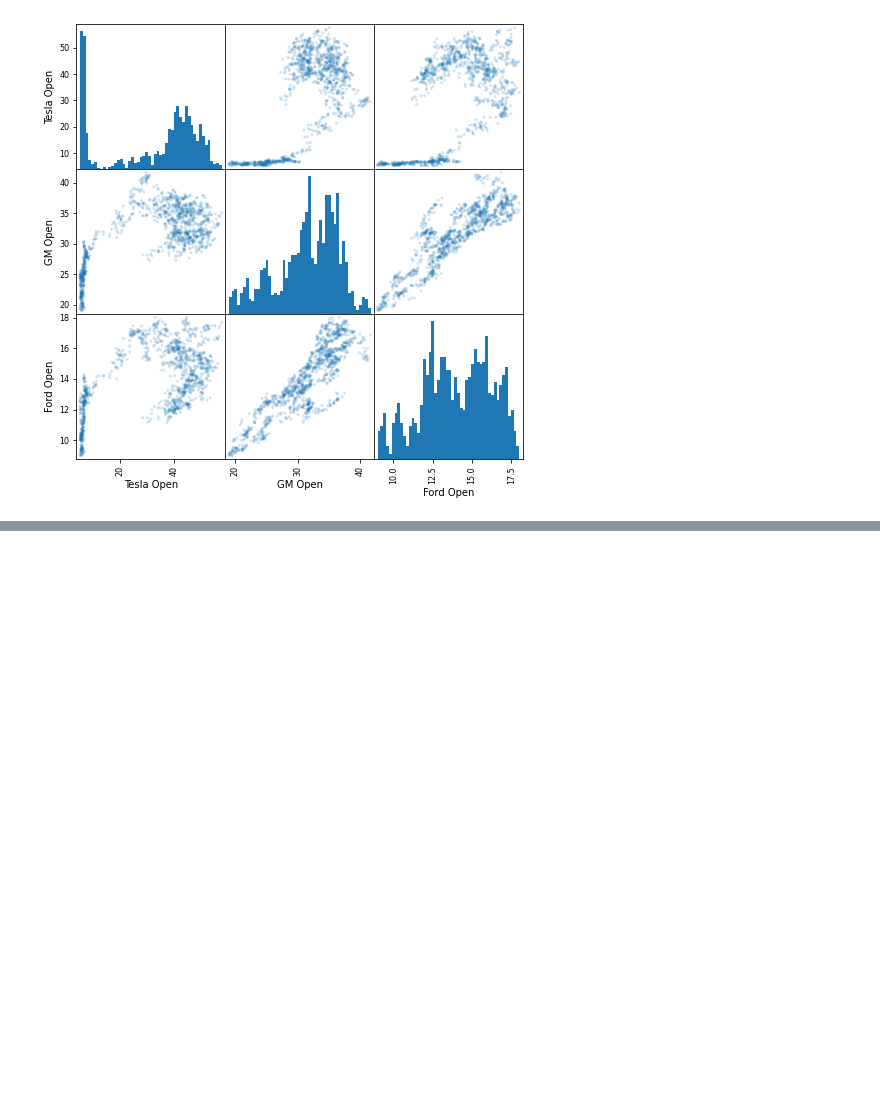
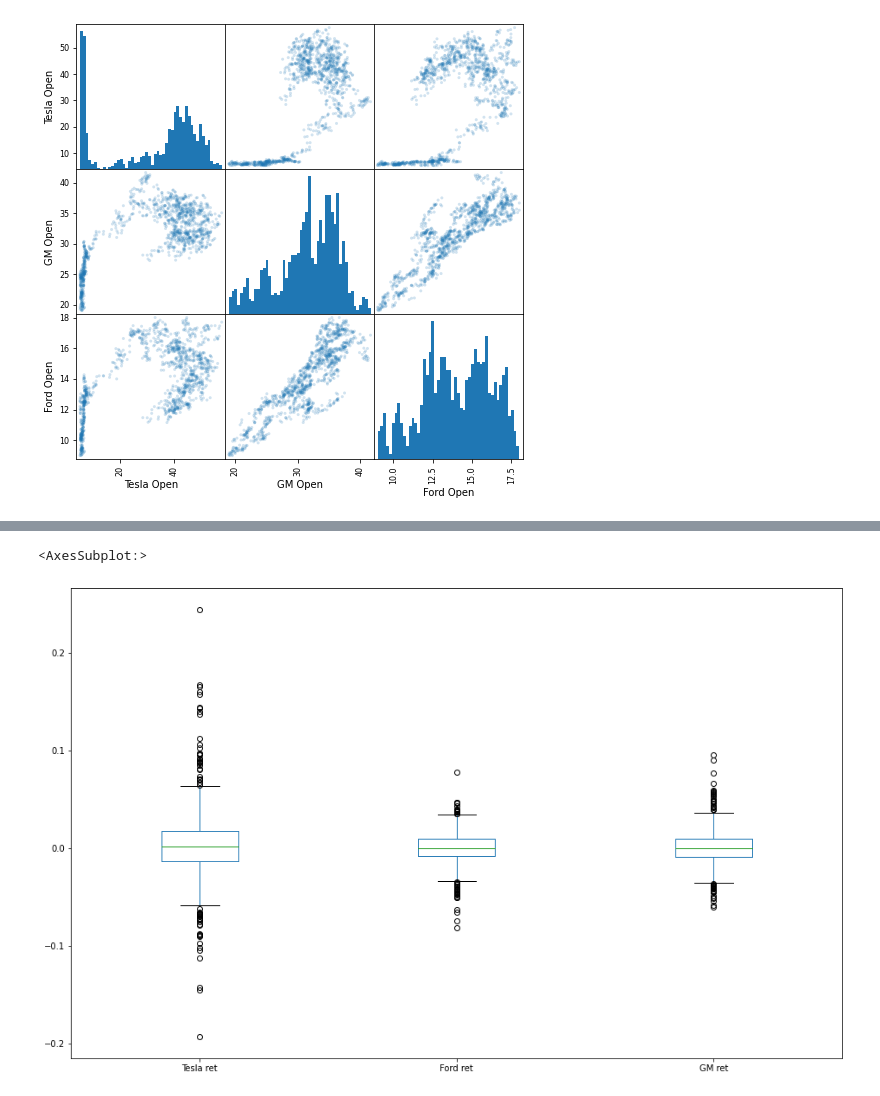
Before and after one commit to mxagar/finance_accounting_courses, a Jupyter notebook: python_finance/03_StockMarketAnalysisExample.ipynb, the cells around one changed output, grey strips where cells are left out. Drawn from its saved outputs; the diff is of its cells as text; code cells hidden in the pictures; blank space fills up the shorter version.

```diff
--- a/python_finance/03_StockMarketAnalysisExample.ipynb
+++ b/python_finance/03_StockMarketAnalysisExample.ipynb
@@ -156,0 +214,8 @@ scatter_matrix(car_comp,figsize=(8,8),alpha=0.2,hist_kwds={'bins':50});
+# %%
+# Boxplots: all columns must be one after the other
+box_df = pd.concat([tesla['returns'],ford['returns'],gm['returns']],axis=1)
+box_df.columns = ['Tesla ret','Ford ret','GM ret']
+box_df.plot(kind='box',figsize=(16,10))
+# %% [output]
+<AxesSubplot:>
+[figure, added]
```
Also changed, not shown: parts of 19 cells of this notebook, 1 other file.
